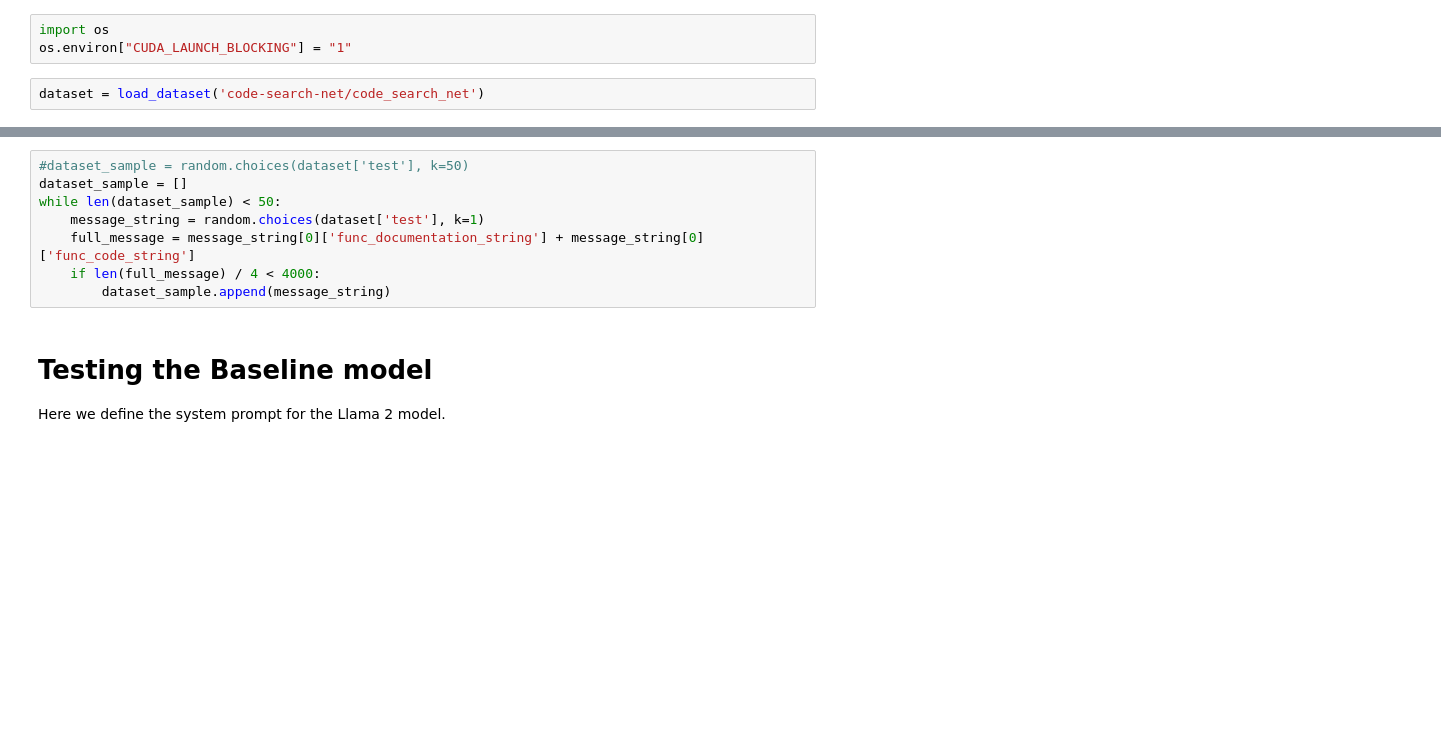
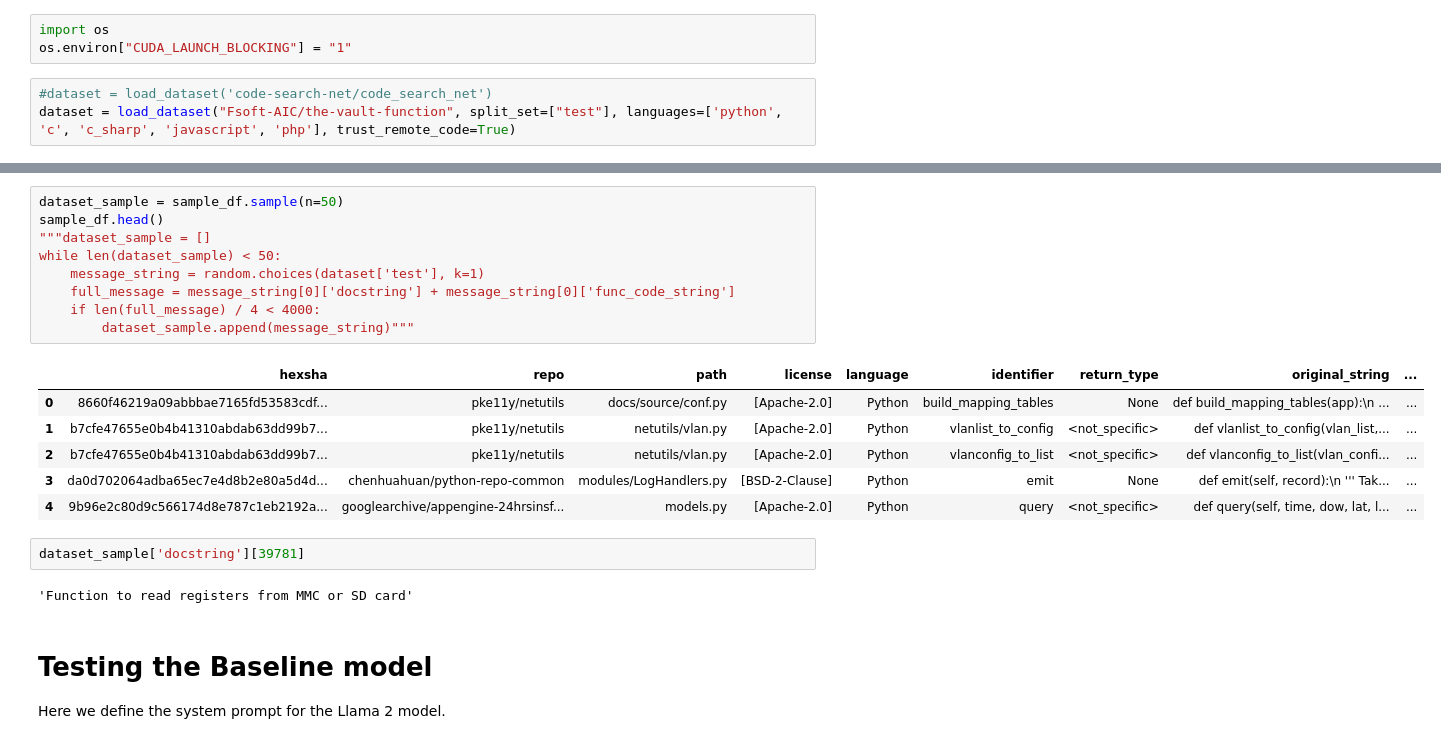
Before and after one commit to jwoods7097/documentation-simplification, a Jupyter notebook: gemma_3_vault_function.ipynb, the cells around one changed output, grey strips where cells are left out. Saved outputs shown, nothing was run; the diff lists cells and outputs as text; blank space fills up the shorter version.

Commit message:
Edited gemma_3_vault

```diff
--- a/gemma_3_vault_function.ipynb
+++ b/gemma_3_vault_function.ipynb
@@ -12,5 +12,6 @@ import evaluate
 import os
 os.environ["CUDA_LAUNCH_BLOCKING"] = "1"
 # %%
-dataset = load_dataset('code-search-net/code_search_net')
+#dataset = load_dataset('code-search-net/code_search_net')
+dataset = load_dataset("Fsoft-AIC/the-vault-function", split_set=["test"], languages=['python', 'c', 'c_sharp', 'javascript', 'php'], trust_remote_code=True)
 # %%
@@ -38,12 +39,24 @@ train_df.head()
 | 4 | C | Initialize a tunnel instance, han... | void\ninit_instance_handle_signal... | Initialize a tunnel instance, han... |
 # %%
-#dataset_sample = random.choices(dataset['test'], k=50)
-dataset_sample = []
+dataset_sample = sample_df.sample(n=50)
+sample_df.head()
+"""dataset_sample = []
 while len(dataset_sample) < 50:
     message_string = random.choices(dataset['test'], k=1)
-    full_message = message_string[0]['func_documentation_string'] + message_string[0]['func_code_string']
+    full_message = message_string[0]['docstring'] + message_string[0]['func_code_string']
     if len(full_message) / 4 < 4000:
-        dataset_sample.append(message_string)
+        dataset_sample.append(message_string)"""
+# %% [output]
+|  | hexsha | repo | path | license | language | identifier | return_type | original_string | ... |
+| 0 | 8660f46219a09abbbae7165fd53583cdf... | pke11y/netutils | docs/source/conf.py | [Apache-2.0] | Python | build_mapping_tables | None | def build_mapping_tables(app):\n ... | ... |
+| 1 | b7cfe47655e0b4b41310abdab63dd99b7... | pke11y/netutils | netutils/vlan.py | [Apache-2.0] | Python | vlanlist_to_config | <not_specific> | def vlanlist_to_config(vlan_list,... | ... |
+| 2 | b7cfe47655e0b4b41310abdab63dd99b7... | pke11y/netutils | netutils/vlan.py | [Apache-2.0] | Python | vlanconfig_to_list | <not_specific> | def vlanconfig_to_list(vlan_confi... | ... |
+| 3 | da0d702064adba65ec7e4d8b2e80a5d4d... | chenhuahuan/python-repo-common | modules/LogHandlers.py | [BSD-2-Clause] | Python | emit | None | def emit(self, record):\n ''' Tak... | ... |
+| 4 | 9b96e2c80d9c566174d8e787c1eb2192a... | googlearchive/appengine-24hrsinsf... | models.py | [Apache-2.0] | Python | query | <not_specific> | def query(self, time, dow, lat, l... | ... |
+# %%
+dataset_sample['docstring'][39781]
+# %% [output]
+'Function to read registers from MMC or SD card'
 # %% [markdown]
 # Testing the Baseline model
 
```
Also changed, not shown: parts of 6 cells of this notebook, 1 other file.
